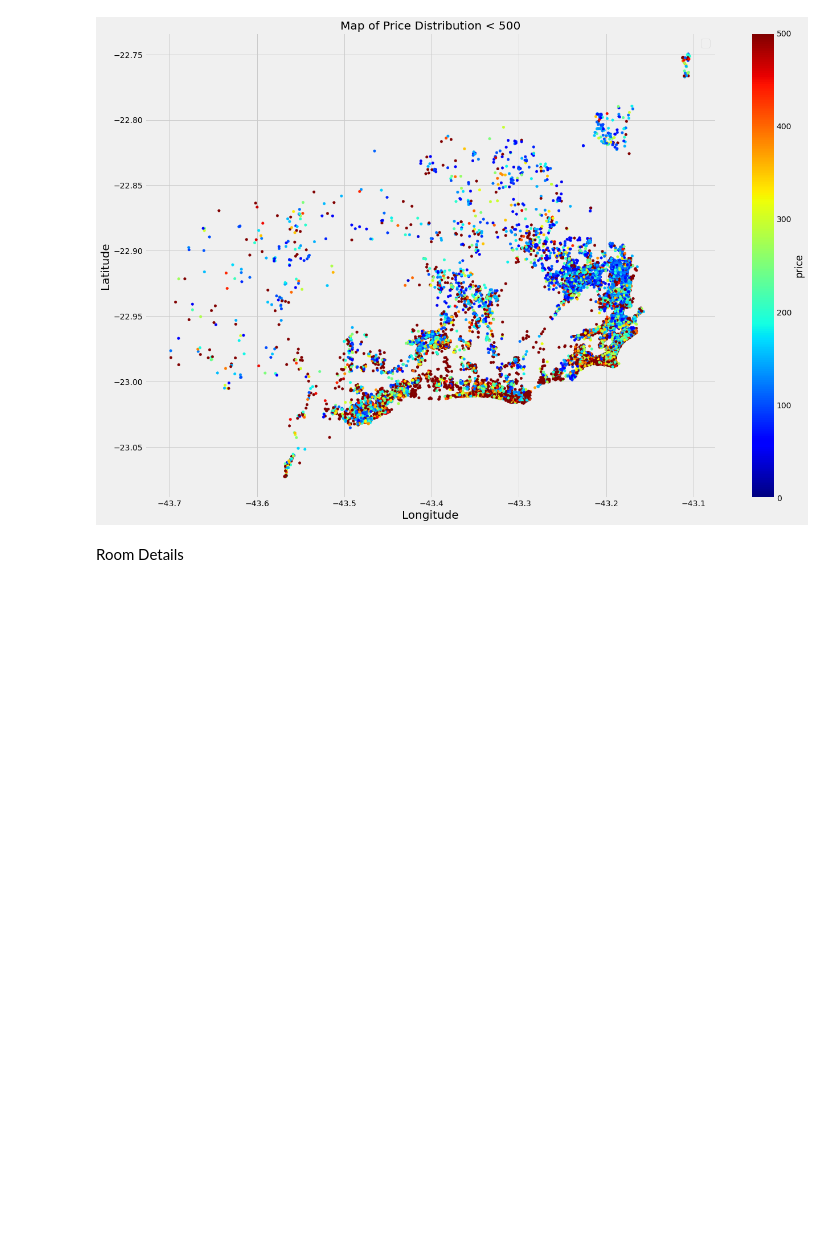
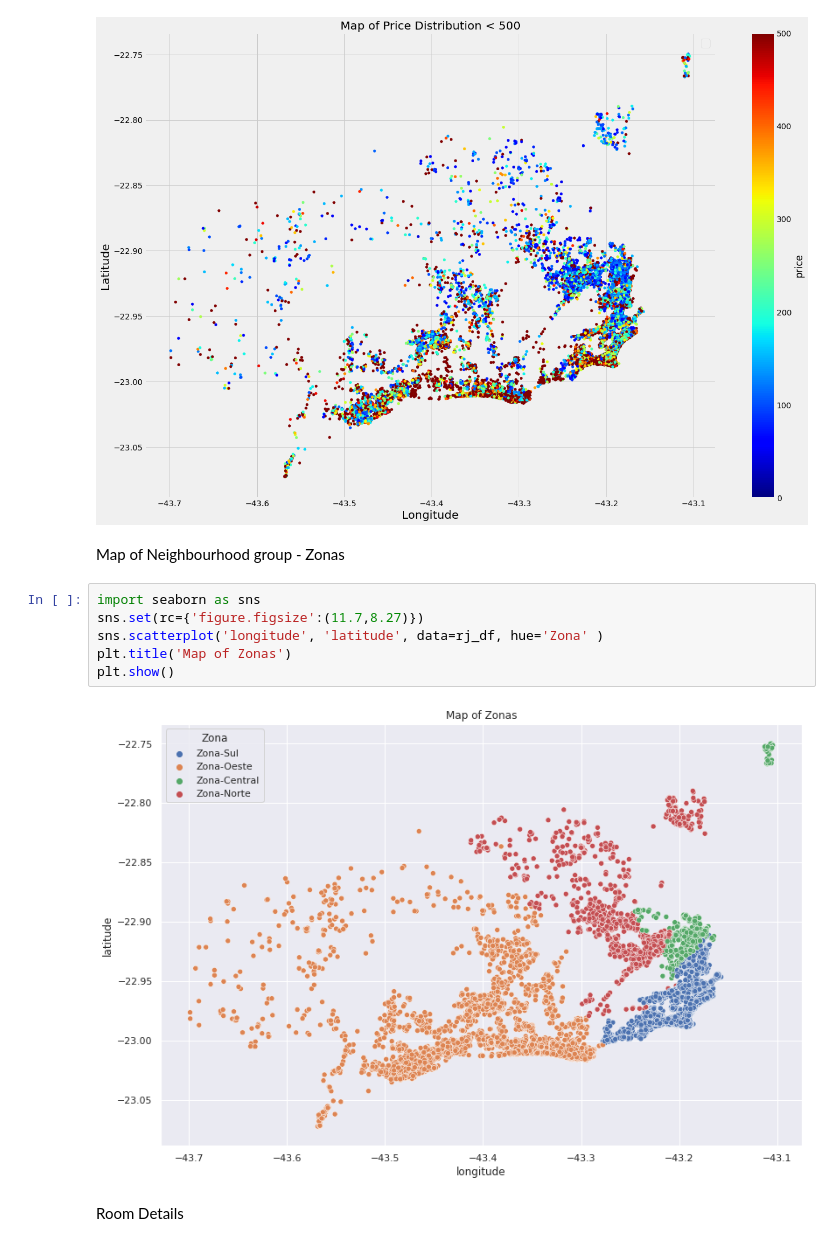
Before and after one commit to vinidias/Analyzing_Aibnb_Data_Rio, a Jupyter notebook: EDA_RJ_Airbnb.ipynb, the cells around one changed output. Saved outputs shown, nothing was run; the diff lists cells and outputs as text; blank space fills up the shorter version.

```diff
--- a/EDA_RJ_Airbnb.ipynb
+++ b/EDA_RJ_Airbnb.ipynb
@@ -115,6 +300,16 @@ plt.show()
 # %% [output]
 No handles with labels found to put in legend.
 [figure]
+# %% [markdown]
+Map of Neighbourhood group - Zonas
+# %%
+import seaborn as sns
+sns.set(rc={'figure.figsize':(11.7,8.27)})
+sns.scatterplot('longitude', 'latitude', data=rj_df, hue='Zona' )
+plt.title('Map of Zonas')
+plt.show()
+# %% [output]
+[figure, added]
 # %% [markdown]
 Room Details
 # %%
```
Also changed, not shown: parts of 12 cells of this notebook.
